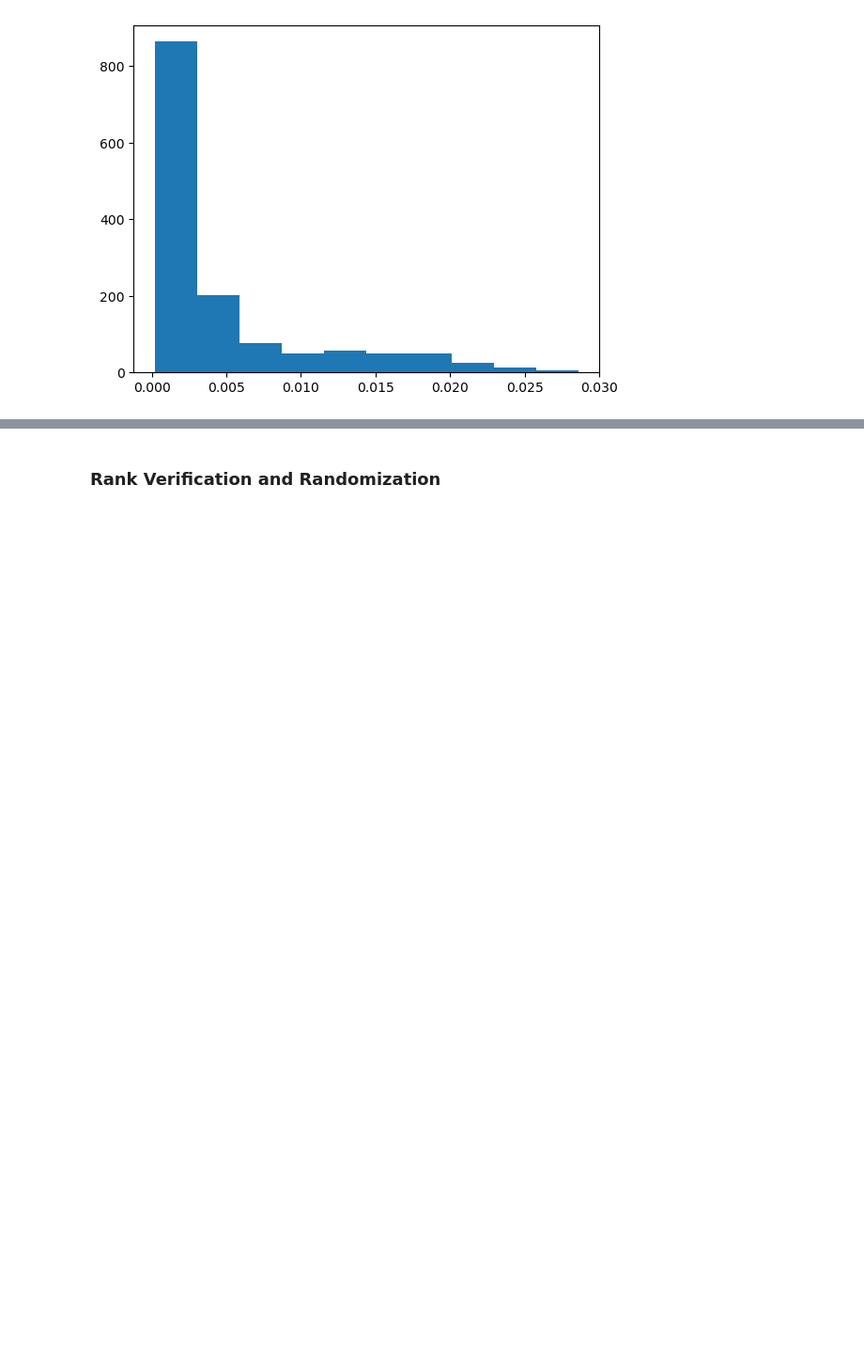
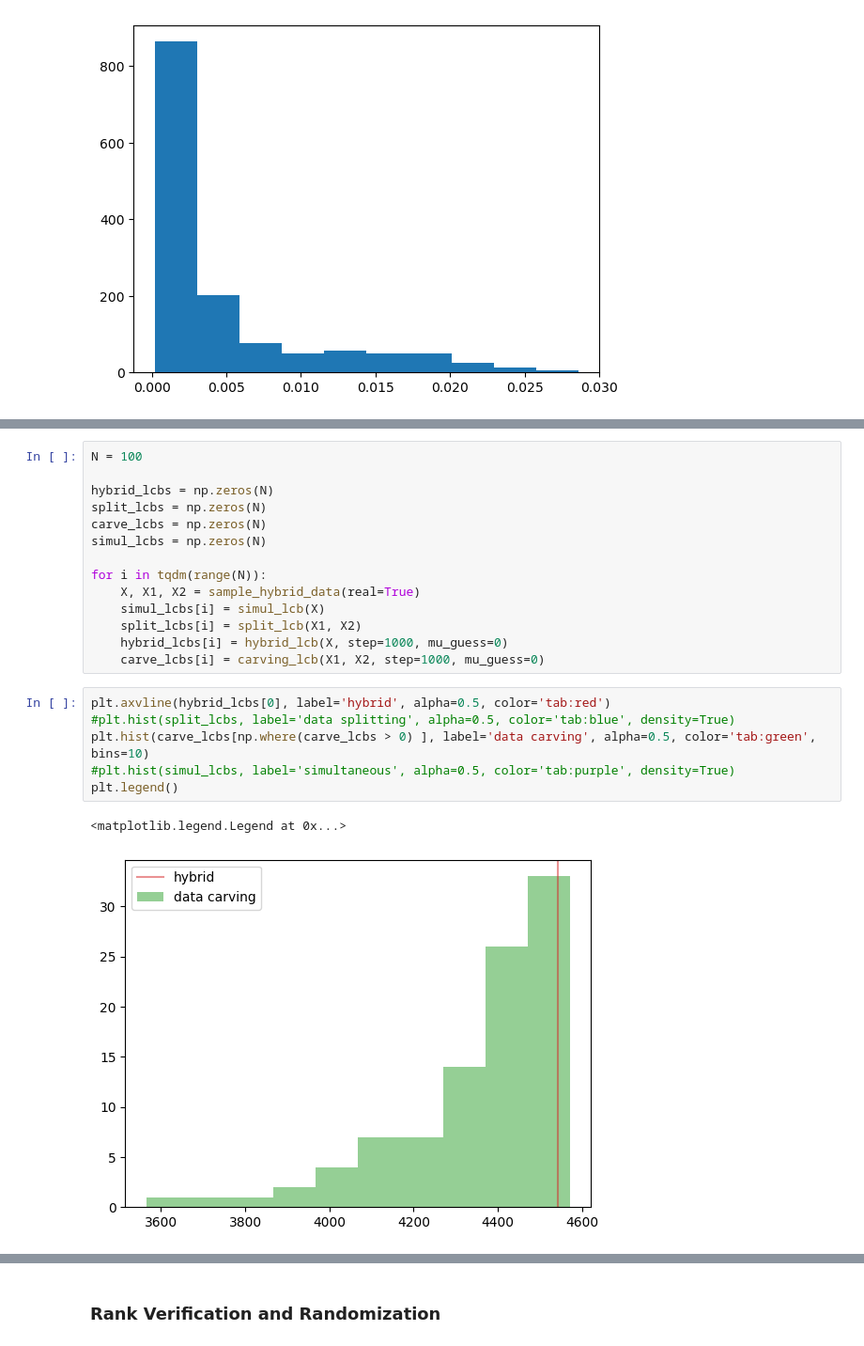
Before and after one commit to AnavSood/seldom, a Jupyter notebook: plots.ipynb, the cells around one changed output, grey strips where cells are left out. Shown: that part at 94% size. Cells and saved outputs as stored; diff of their text form; blank space fills up the shorter version.

```diff
--- a/plots.ipynb
+++ b/plots.ipynb
@@ -390,0 +682,23 @@ print(len(diffs))
+# %%
+N = 100
+
+hybrid_lcbs = np.zeros(N)
+split_lcbs = np.zeros(N)
+carve_lcbs = np.zeros(N)
+simul_lcbs = np.zeros(N)
+
+for i in tqdm(range(N)):
+    X, X1, X2 = sample_hybrid_data(real=True)
+    simul_lcbs[i] = simul_lcb(X)
+    split_lcbs[i] = split_lcb(X1, X2)
+    hybrid_lcbs[i] = hybrid_lcb(X, step=1000, mu_guess=0)
+    carve_lcbs[i] = carving_lcb(X1, X2, step=1000, mu_guess=0)
+# %%
+plt.axvline(hybrid_lcbs[0], label='hybrid', alpha=0.5, color='tab:red')
+#plt.hist(split_lcbs, label='data splitting', alpha=0.5, color='tab:blue', density=True)
+plt.hist(carve_lcbs[np.where(carve_lcbs > 0) ], label='data carving', alpha=0.5, color='tab:green', bins=10)
+#plt.hist(simul_lcbs, label='simultaneous', alpha=0.5, color='tab:purple', density=True)
+plt.legend()
+# %% [output]
+<matplotlib.legend.Legend at 0x...>
+[figure, added]
```
Also changed, not shown: parts of 54 cells of this notebook, 1 other file.
